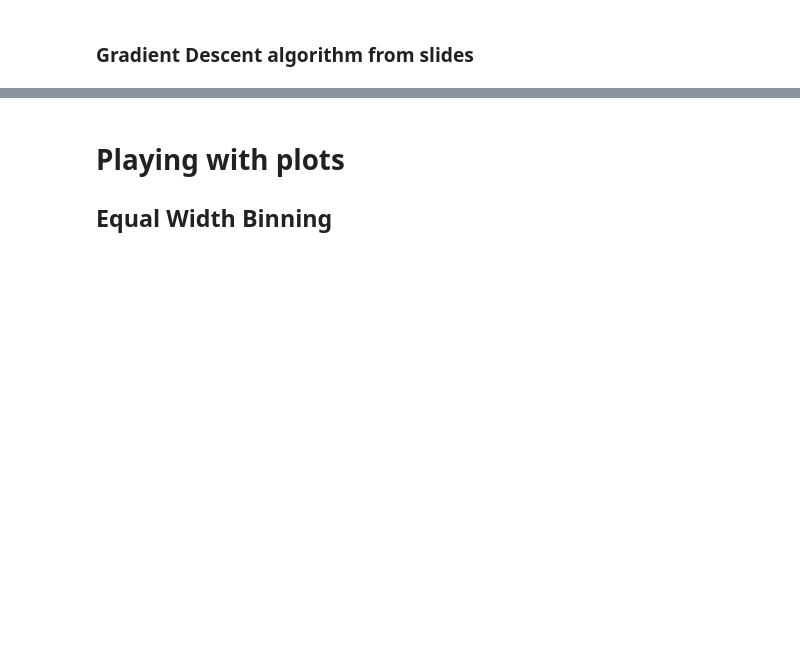
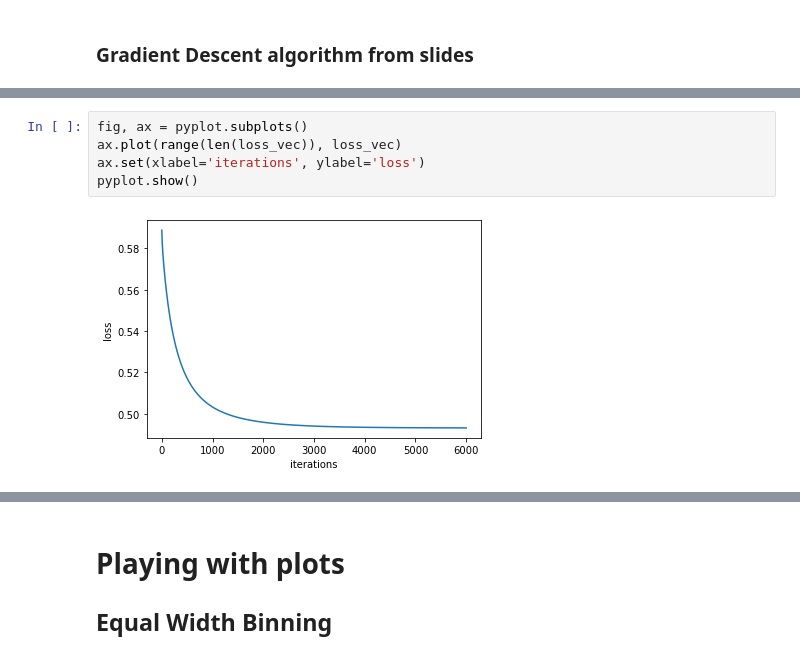
Before and after one commit to kamilszymczak/Bio-comp, a Jupyter notebook: Sam_labs/Lab1.ipynb, the cells around one changed output, grey strips where cells are left out. Cells and saved outputs as stored; diff of their text form; blank space fills up the shorter version.

```diff
--- a/Sam_labs/Lab1.ipynb
+++ b/Sam_labs/Lab1.ipynb
@@ -439,0 +489,7 @@ pyplot.plot(iteration_vec, loss_vec)
+# %%
+fig, ax = pyplot.subplots()
+ax.plot(range(len(loss_vec)), loss_vec)
+ax.set(xlabel='iterations', ylabel='loss')
+pyplot.show()
+# %% [output]
+[figure, added]
```
Also changed, not shown: parts of 14 cells of this notebook.
